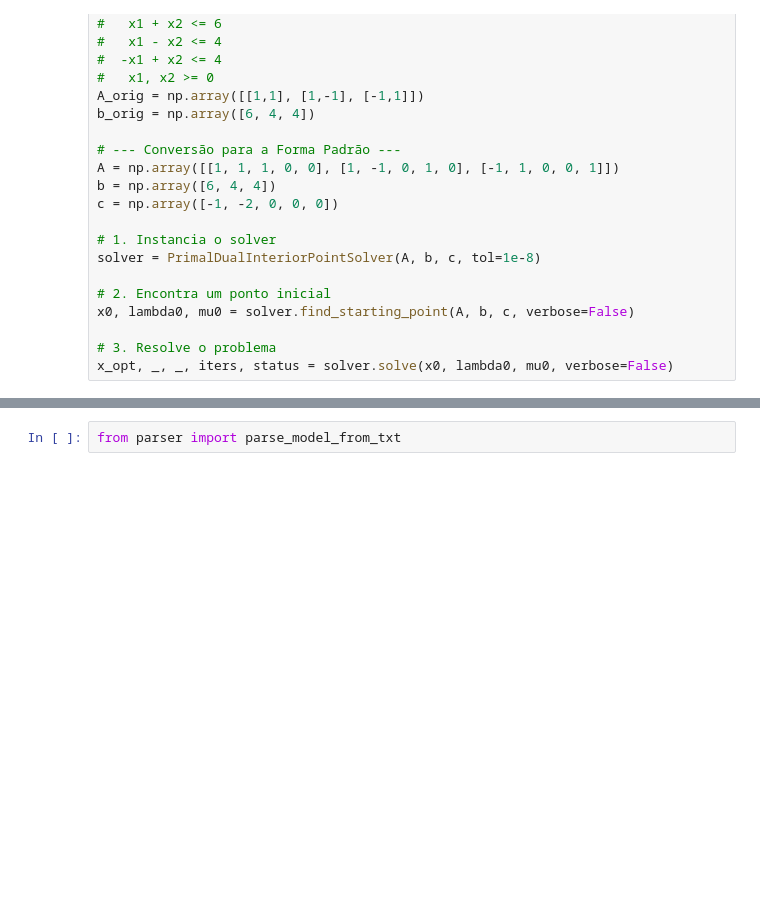
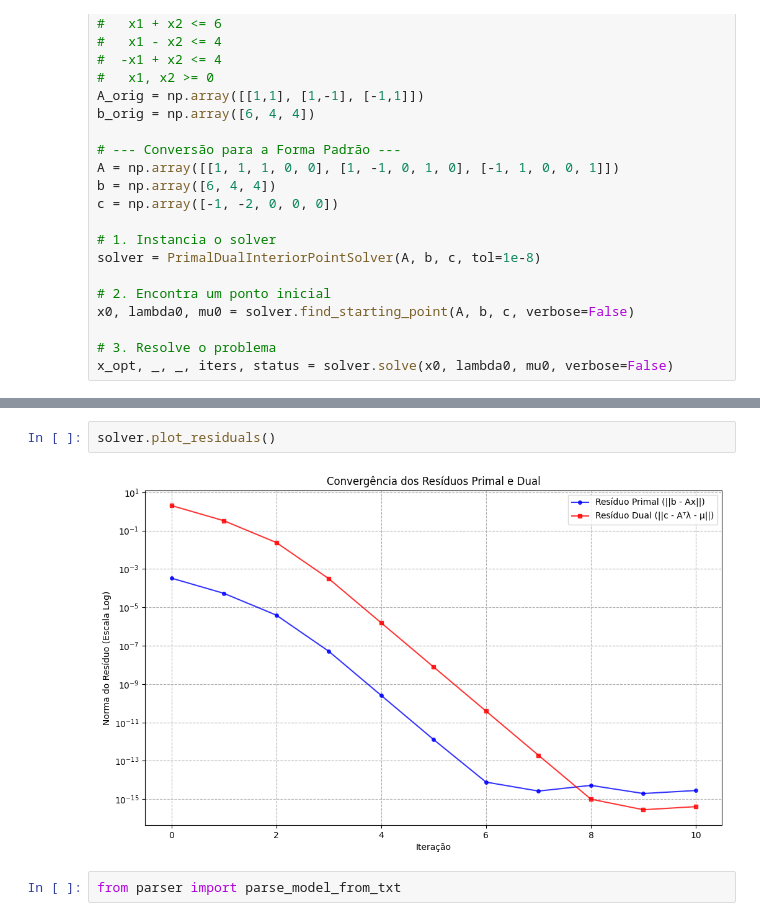
Before and after one commit to JoseBieco/SME5901-SME5902-Entregas, a Jupyter notebook: PontosInteriores.ipynb, the cells around one changed output, grey strips where cells are left out. Saved outputs shown, nothing was run; the diff lists cells and outputs as text; blank space fills up the shorter version.

```diff
--- a/PontosInteriores.ipynb
+++ b/PontosInteriores.ipynb
@@ -244,6 +338,10 @@ Variáveis de decisão:
 Valor da função objetivo: -11.000000
 ==================================================
 [figure]
+# %%
+solver.plot_residuals()
+# %% [output]
+[figure, added]
 # %%
 from parser import parse_model_from_txt
 # %%
```
Also changed, not shown: parts of 6 cells of this notebook.
